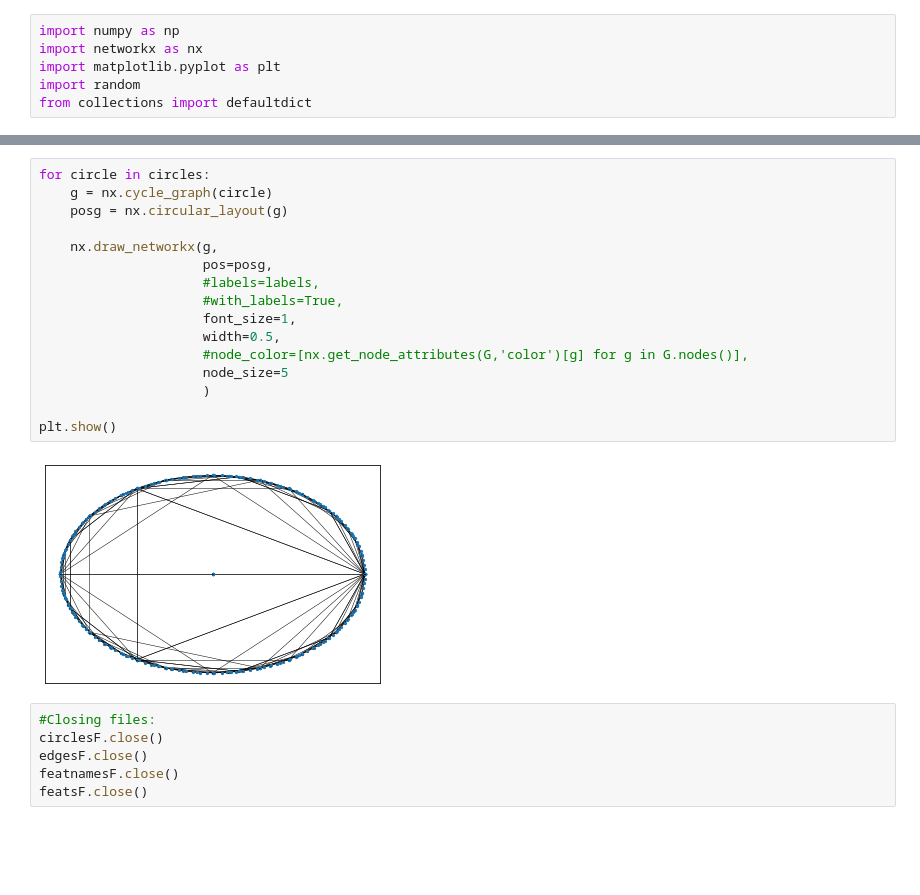
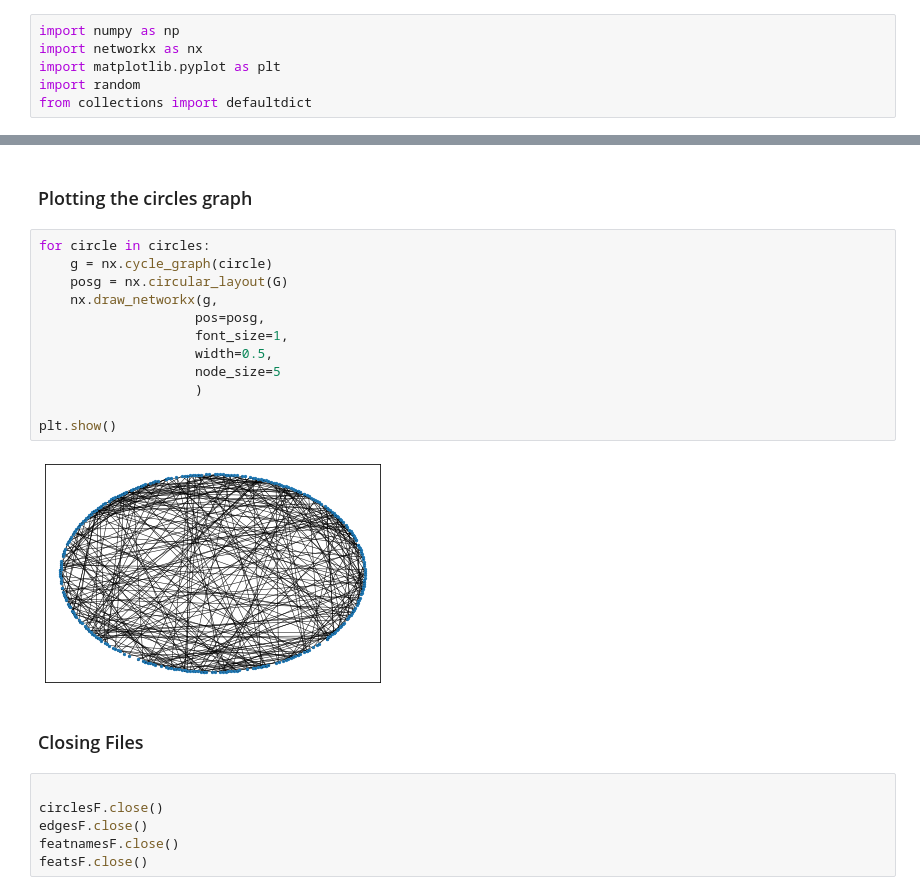
Before and after one commit to mateuslatrova/Social-Circles-Graph-Database, a Jupyter notebook: python/A2.ipynb, the cells around one changed output, grey strips where cells are left out. Saved outputs shown, nothing was run; the diff lists cells and outputs as text; blank space fills up the shorter version.

```diff
--- a/python/A2.ipynb
+++ b/python/A2.ipynb
@@ -110,23 +125,23 @@ plt.show()
+# %% [markdown]
+### Plotting the circles graph
 # %%
 for circle in circles:
     g = nx.cycle_graph(circle)
-    posg = nx.circular_layout(g)
-
+    posg = nx.circular_layout(G)
     nx.draw_networkx(g,
-                     pos=posg,
-                     #labels=labels,
-                     #with_labels=True,
-                     font_size=1,
-                     width=0.5,
-                     #node_color=[nx.get_node_attributes(G,'color')[g] for g in G.nodes()],
-                     node_size=5
-                     )
+                    pos=posg,
+                    font_size=1,
+                    width=0.5,
+                    node_size=5
+                    )
 
 plt.show()
 # %% [output]
-[figure, old version]
+[figure, new version]
+# %% [markdown]
+### Closing Files
 # %%
-#Closing files:
+
 circlesF.close()
 edgesF.close()
 featnamesF.close()
```
Also changed, not shown: parts of 6 cells of this notebook.
